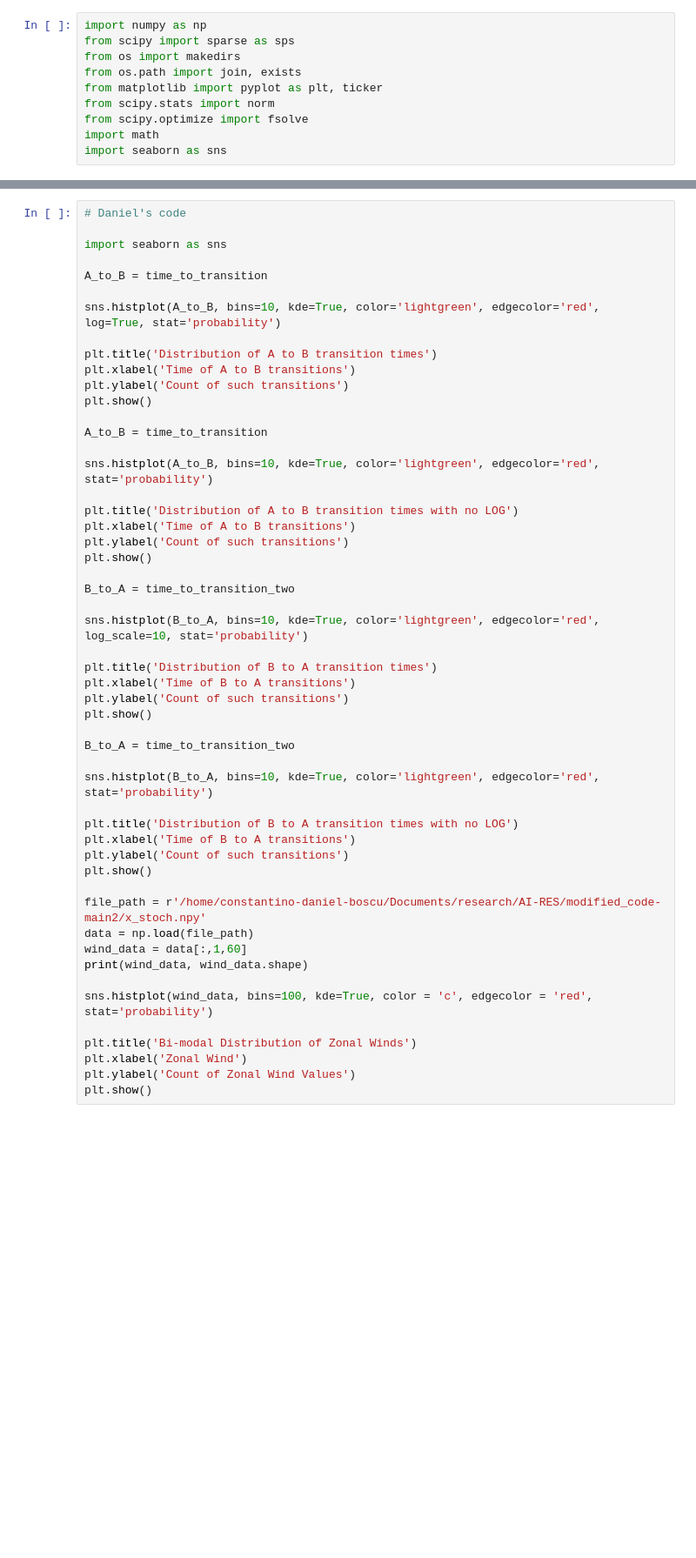
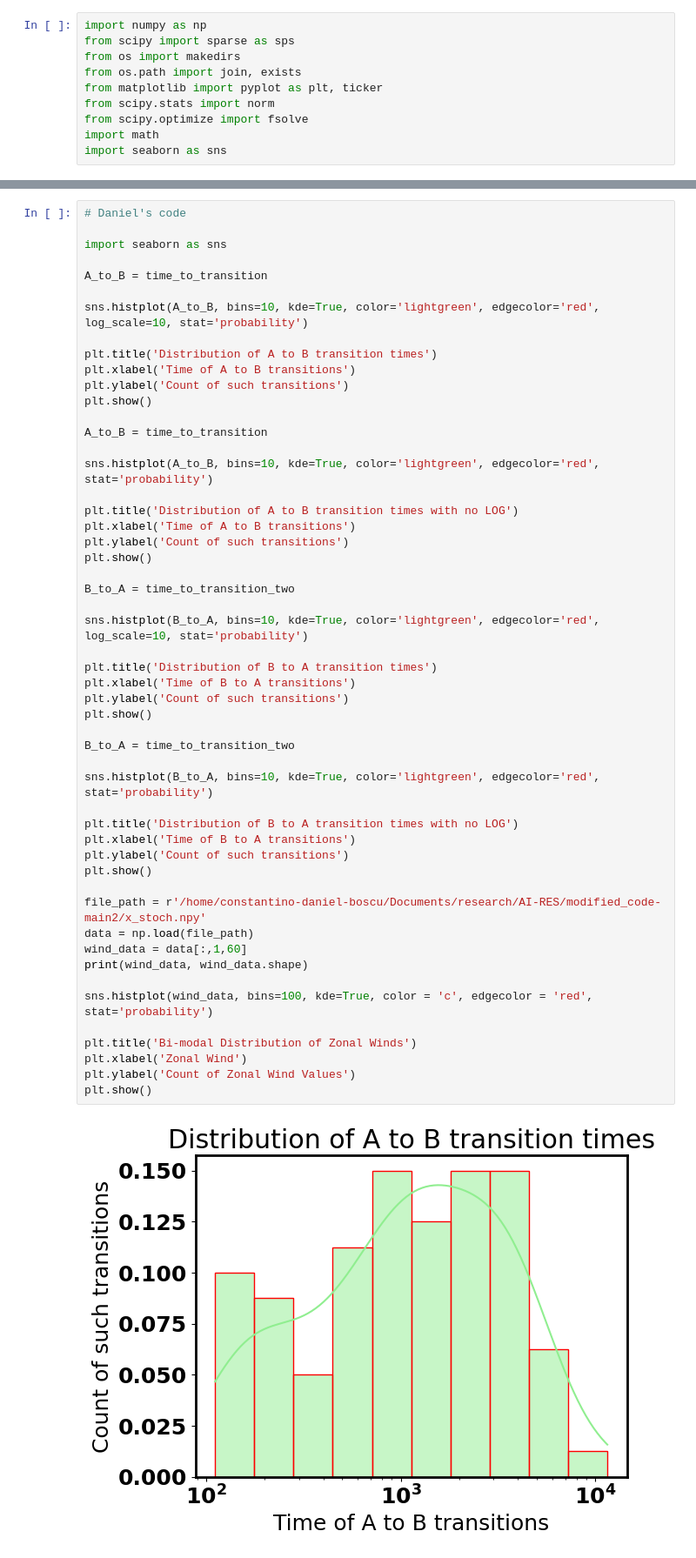
Before and after one commit to fabio2-uchi/modified_code, a Jupyter notebook: count_transitions.ipynb, the cells around one changed output, grey strips where cells are left out. Shown at 87% size. Cells and saved outputs as stored; diff of their text form; blank space fills up the shorter version.

```diff
--- a/count_transitions.ipynb
+++ b/count_transitions.ipynb
@@ -181,7 +175,7 @@ import seaborn as sns
 
 A_to_B = time_to_transition
 
-sns.histplot(A_to_B, bins=10, kde=True, color='lightgreen', edgecolor='red', log=True, stat='probability')
+sns.histplot(A_to_B, bins=10, kde=True, color='lightgreen', edgecolor='red', log_scale=10, stat='probability')
 
 plt.title('Distribution of A to B transition times')
 plt.xlabel('Time of A to B transitions')
@@ -199,30 +193,32 @@ plt.show()
 
 B_to_A = time_to_transition_two
 
 sns.histplot(B_to_A, bins=10, kde=True, color='lightgreen', edgecolor='red', log_scale=10, stat='probability')
 
 plt.title('Distribution of B to A transition times')
 plt.xlabel('Time of B to A transitions')
 plt.ylabel('Count of such transitions')
 plt.show()
 
 B_to_A = time_to_transition_two
 
 sns.histplot(B_to_A, bins=10, kde=True, color='lightgreen', edgecolor='red', stat='probability')
 
 plt.title('Distribution of B to A transition times with no LOG')
 plt.xlabel('Time of B to A transitions')
 plt.ylabel('Count of such transitions')
 plt.show()
 
 file_path = r'/home/constantino-daniel-boscu/Documents/research/AI-RES/modified_code-main2/x_stoch.npy'
 data = np.load(file_path)
 wind_data = data[:,1,60]
 print(wind_data, wind_data.shape)
 
 sns.histplot(wind_data, bins=100, kde=True, color = 'c', edgecolor = 'red', stat='probability')
 
 plt.title('Bi-modal Distribution of Zonal Winds')
 plt.xlabel('Zonal Wind')
 plt.ylabel('Count of Zonal Wind Values')
 plt.show()
+# %% [output]
+[figure, added]
```
Also changed, not shown: parts of 7 cells of this notebook, 14 other files.
